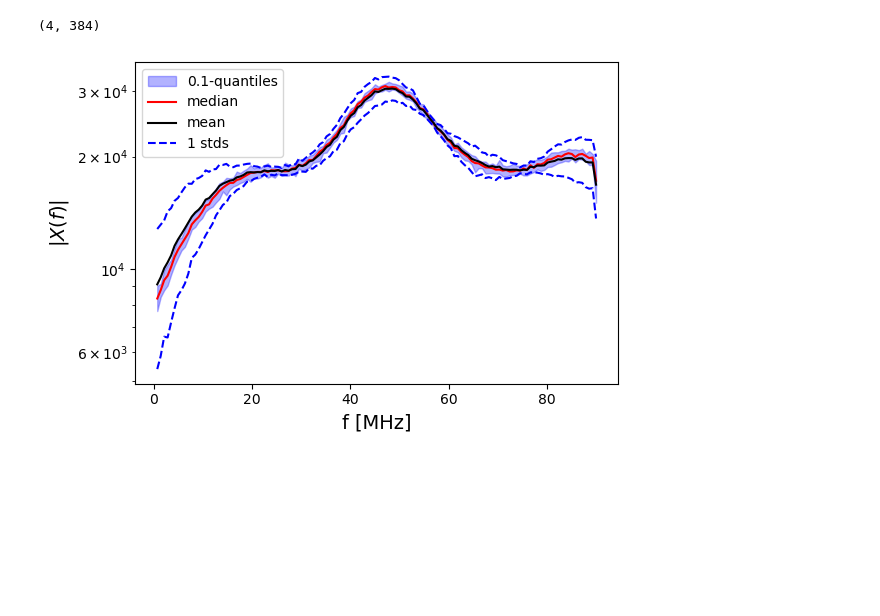
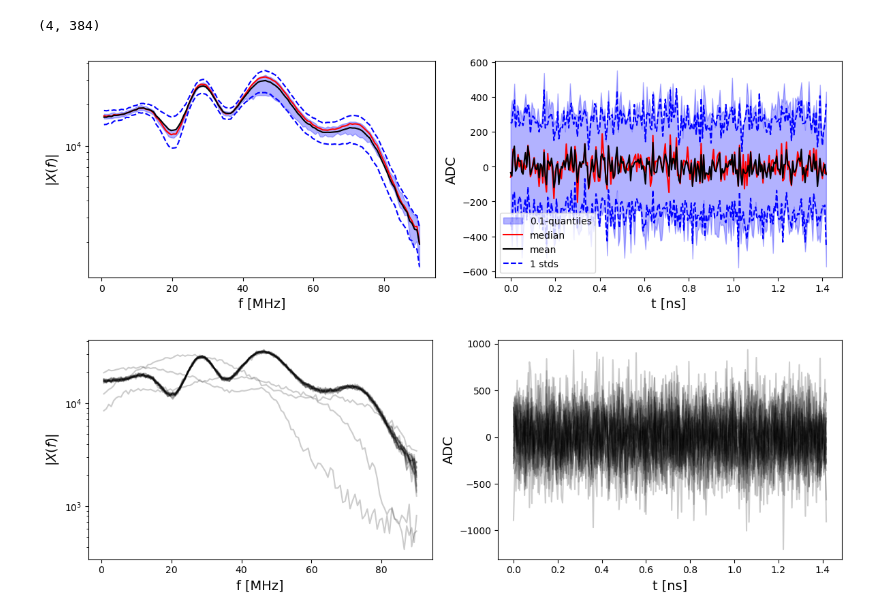
Before and after one commit to uhgtb/rm_classifier, a Jupyter notebook: tutorials/notebooks/umap_classifier.ipynb, the cells around one changed output. Saved outputs shown, nothing was run; the diff lists cells and outputs as text; code cells hidden in the pictures; blank space fills up the shorter version.

Commit message:
plot_samples

```diff
--- a/tutorials/notebooks/umap_classifier.ipynb
+++ b/tutorials/notebooks/umap_classifier.ipynb
@@ -129,6 +129,10 @@ u_clas.cluster_mean_traces.shape
 # %% [output]
 (4, 384)
 # %%
-u_clas.plot_spectra(2, q=0.1, sigma=1, plot_types=["fft"])
+u_clas.plot_spectra(0, q=0.1, sigma=1)
 # %% [output]
-[figure, old version]
+[figure, new version]
+# %%
+u_clas.plot_cluster_samples(prepared_data, clusters, k=0, n=20, alpha=0.2)
+# %% [output]
+[figure, added]
```
Also changed, not shown: parts of 6 cells of this notebook, 3 other files.
